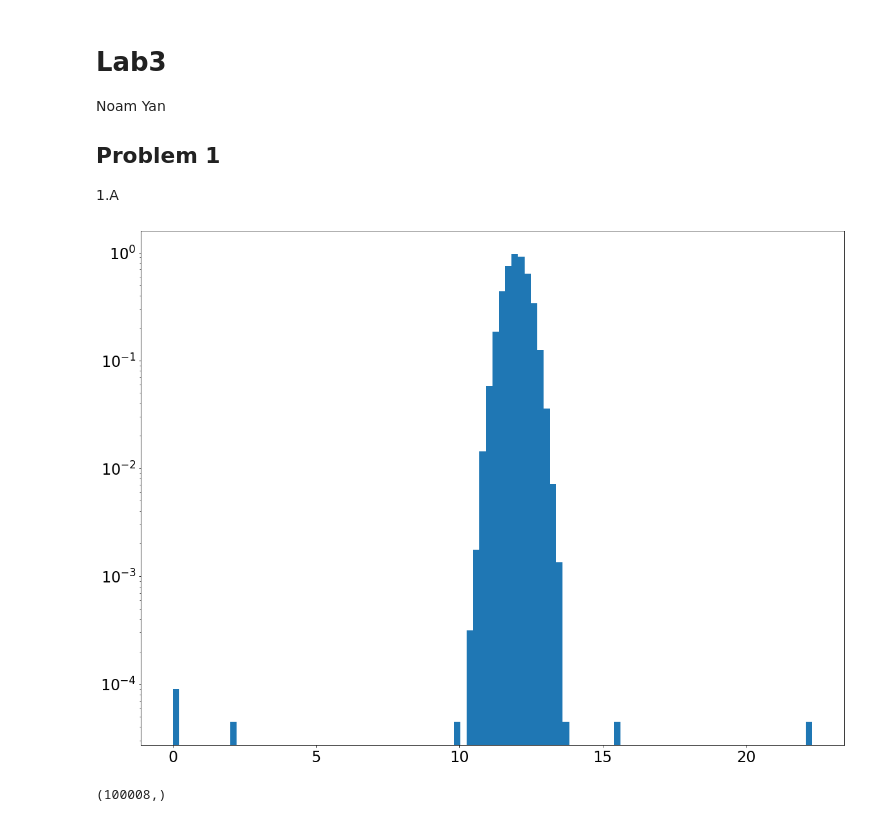
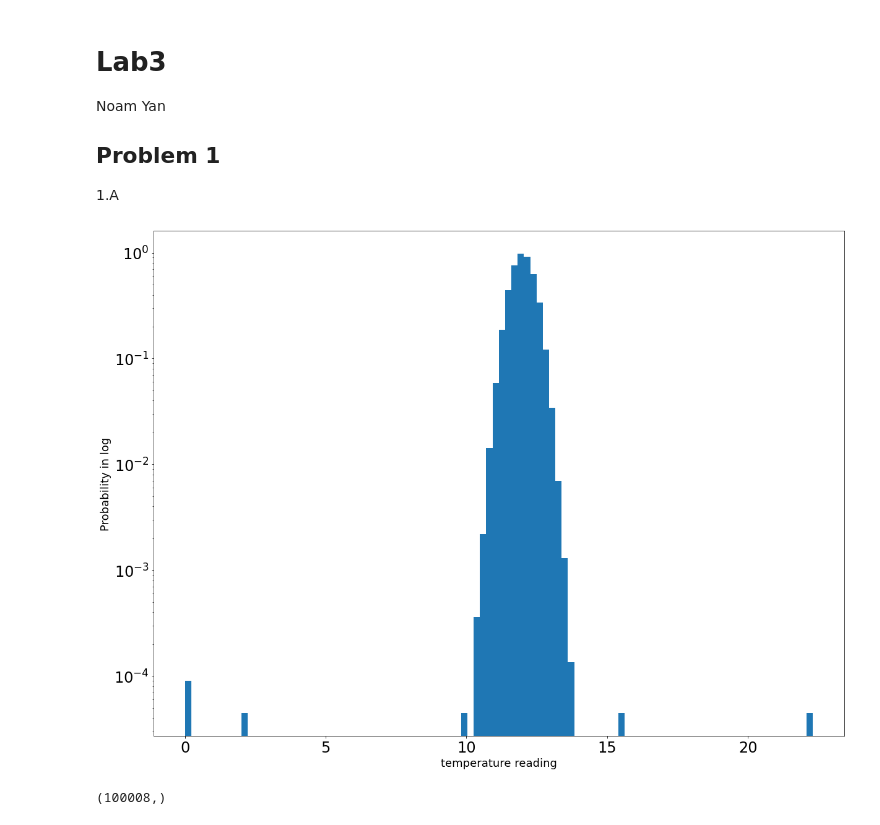
Before and after one commit to Noam-91/Advanced-Data-Analysis-Techniques-for-Large-Datasets, a Jupyter notebook: Lab 3.ipynb, the cells around one changed output. Drawn from its saved outputs; the diff is of its cells as text; code cells hidden in the pictures.

```diff
--- a/Lab 3.ipynb
+++ b/Lab 3.ipynb
@@ -7,21 +7,25 @@ Noam Yan
 # %%
 import numpy as np
 import matplotlib
 import matplotlib.pyplot as plt
 import scipy
 from scipy import stats
+from scipy import stats as stats
+import pandas as pd
 
 #this sets the size of the plot to something useful
 plt.rcParams["figure.figsize"] = (20,15)
 norm_dist = stats.norm.rvs(loc = 12., scale = 0.4, size = 100000)
 d = np.append(norm_dist, [10., 10.3, 2.1, 0., 0., 15.6, 22.3, 12.7])
 fig, ax = plt.subplots(1, 1)
 ax.hist(d,100, density=True)
+plt.xlabel("temperature reading", fontsize=18)
+plt.ylabel("Probability in log", fontsize=18)
 plt.tick_params(labelsize = 24)
 plt.yscale('log')
 #x = np.linspace(4.95,5.05,1000)
 #ax.plot(x,stats.norm.pdf(x,loc = 5., scale = 0.01),linewidth = 8,alpha = 0.7)
 plt.show()
 # %% [output]
-[figure, old version]
+[figure, new version]
 # %%
```
Also changed, not shown: parts of 8 cells of this notebook.
